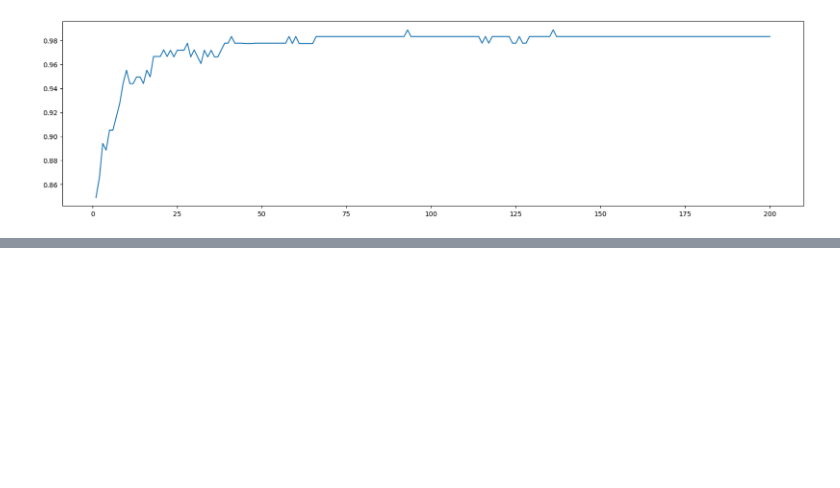
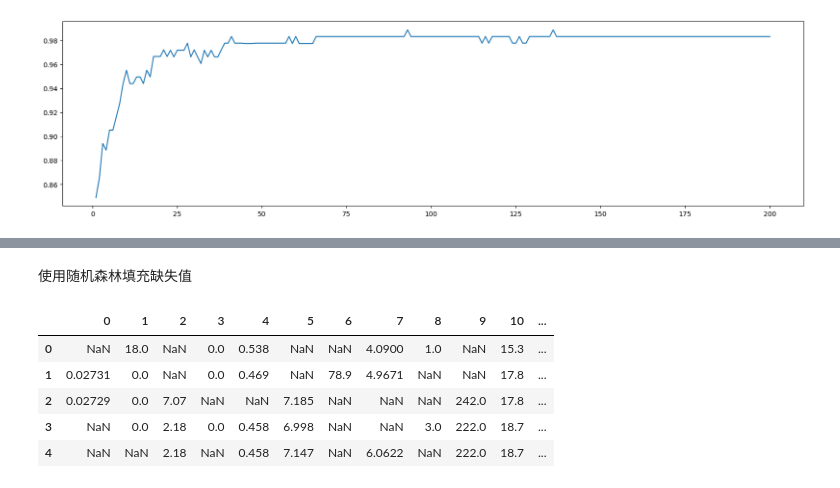
Before and after one commit to kailanyue/sklearn, a Jupyter notebook: mycode/02.RandomForest/01.RandomForest.ipynb, the cells around one changed output, grey strips where cells are left out. Saved outputs shown, nothing was run; the diff lists cells and outputs as text; code cells hidden in the pictures; blank space fills up the shorter version.

```diff
--- a/mycode/02.RandomForest/01.RandomForest.ipynb
+++ b/mycode/02.RandomForest/01.RandomForest.ipynb
@@ -102,0 +191,4 @@ plt.show()
+# %%
+from sklearn.datasets import fetch_openml
+
+boston = fetch_openml("Boston-house-price-data", version=1)
@@ -102,0 +231,32 @@ plt.show()
+# %% [markdown]
+使用随机森林填充缺失值
+# %%
+X_full, y_full = boston.data, boston.target
+n_samples = X_full.shape[0]  #506
+n_features = X_full.shape[1]  #13
+# %%
+#首先确定我们希望放入的缺失数据的比例，在这里我们假设是50%，那总共就要有3289个数据缺失
+rng = np.random.RandomState(seed=42)
+missing_rate = 0.5
+
+n_missing_samples = int(np.floor(n_samples * n_features * missing_rate))  #3289
+
+#randint（下限，上限，n）指在下限和上限之间取出n个整数
+missing_features = rng.randint(0, n_features, size=n_missing_samples) #3289
+missing_samples = rng.randint(0, n_samples, size=n_missing_samples)
+
+X_missing = X_full.copy()
+y_missing = y_full.copy()
+# %%
+X_missing = np.array(X_missing)
+# %%
+X_missing[missing_samples,missing_features] = np.nan
+X_missing = pd.DataFrame(X_missing)
+X_missing.head()
+# %% [output]
+|  | 0 | 1 | 2 | 3 | 4 | 5 | 6 | 7 | 8 | 9 | 10 | ... |
+| 0 | NaN | 18.0 | NaN | 0.0 | 0.538 | NaN | NaN | 4.0900 | 1.0 | NaN | 15.3 | ... |
+| 1 | 0.02731 | 0.0 | NaN | 0.0 | 0.469 | NaN | 78.9 | 4.9671 | NaN | NaN | 17.8 | ... |
+| 2 | 0.02729 | 0.0 | 7.07 | NaN | NaN | 7.185 | NaN | NaN | NaN | 242.0 | 17.8 | ... |
+| 3 | NaN | 0.0 | 2.18 | 0.0 | 0.458 | 6.998 | NaN | NaN | 3.0 | 222.0 | 18.7 | ... |
+| 4 | NaN | NaN | 2.18 | NaN | 0.458 | 7.147 | NaN | 6.0622 | NaN | 222.0 | 18.7 | ... |
```
Also changed, not shown: parts of 15 cells of this notebook.
